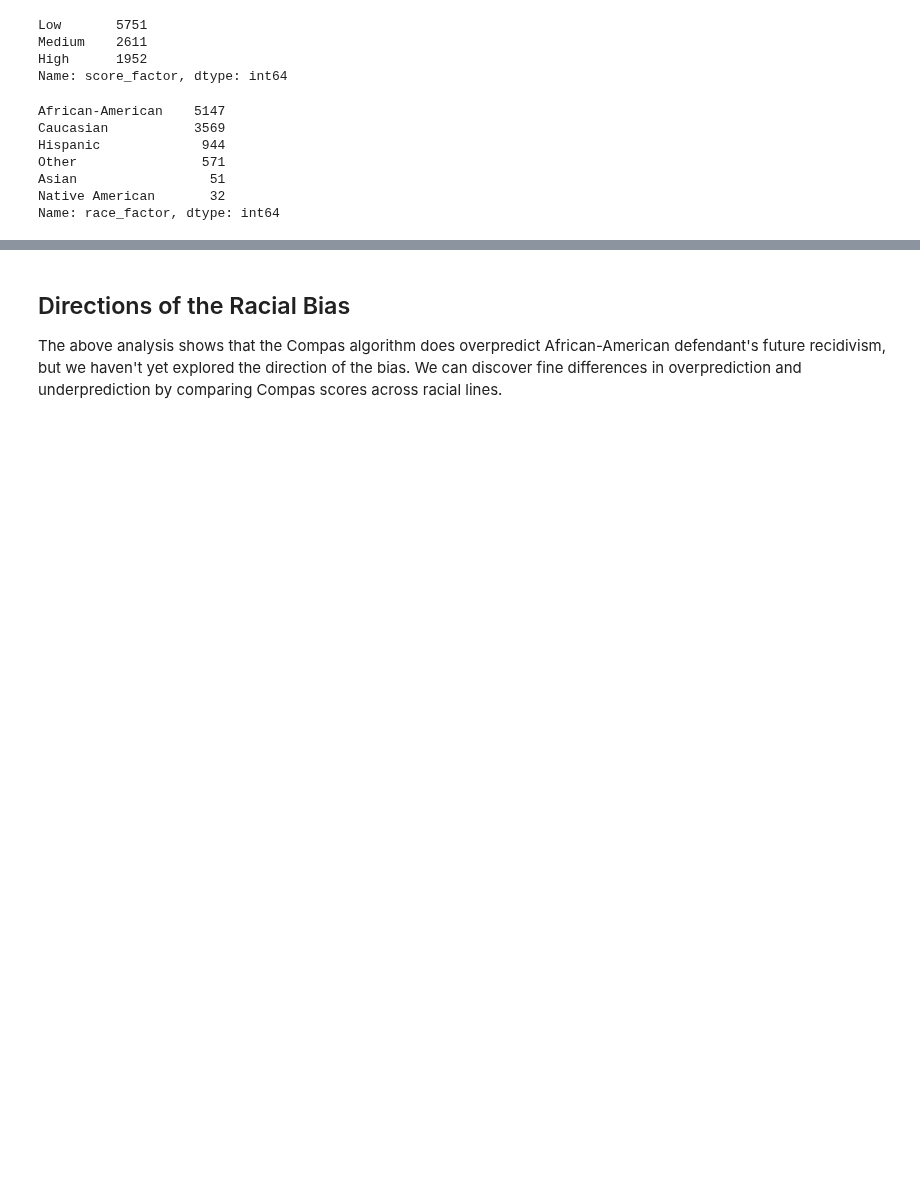
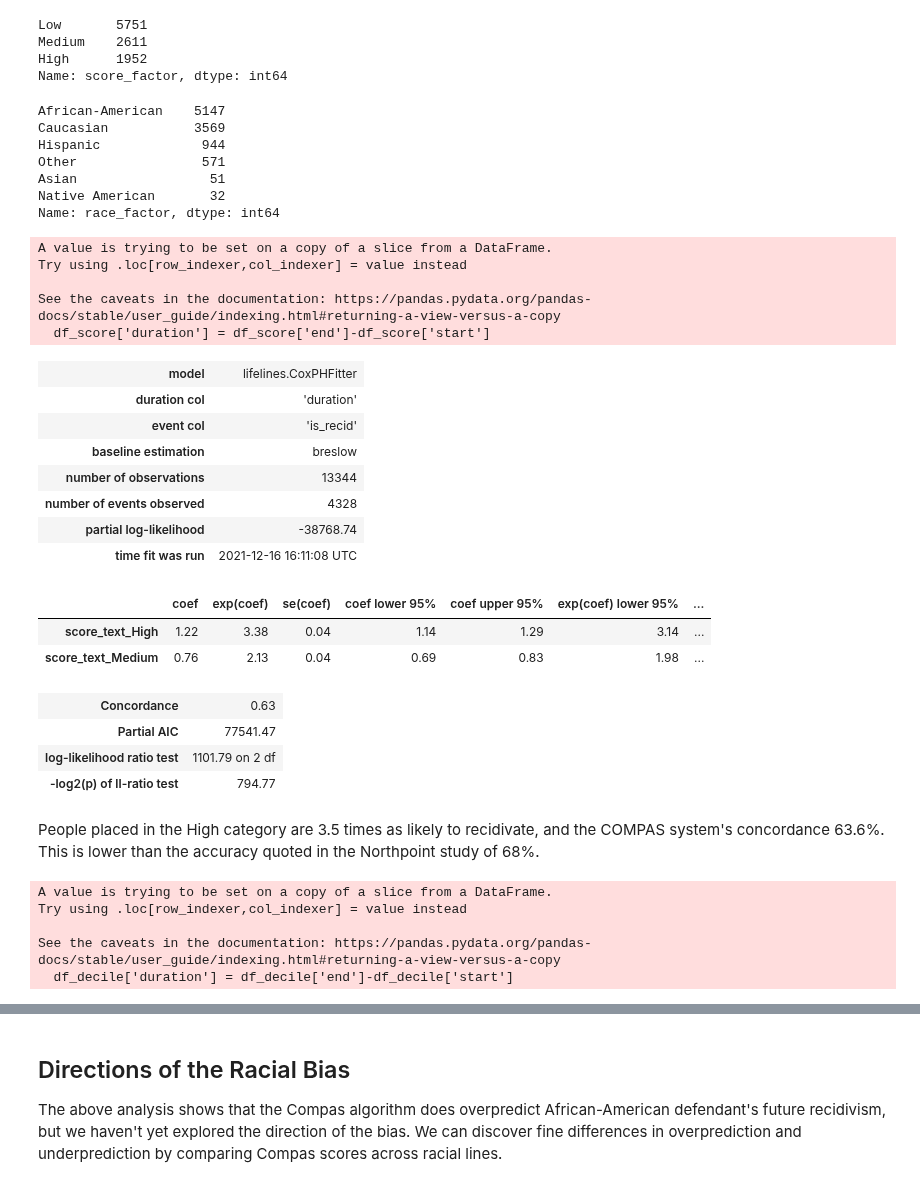
Before and after one commit to Heity94/Compas-recidivism-analysis, a Jupyter notebook: notebooks/Ngan/dev_Ngan.ipynb, the cells around one changed output, grey strips where cells are left out. Cells and saved outputs as stored; diff of their text form; code cells hidden in the pictures; blank space fills up the shorter version.

Commit message:
Cox model

```diff
--- a/notebooks/Ngan/dev_Ngan.ipynb
+++ b/notebooks/Ngan/dev_Ngan.ipynb
@@ -381,11 +383,13 @@ In order to test whether Compas scores do an accurate job of deciding whether an
 
 We used the counting model and removed people when they were incarcerated. Due to errors in the underlying jail data, we need to filter out 32 rows that have an end date more than the start date. Considering that there are 13,334 total rows in the data, such a small amount of errors will not affect the results.
 # %%
-# Load data and transform date columsn to "datetime"
+# Load data and transform date column to "datetime"
 raw_data = pd.read_csv("../../data-ProPublica/cox-parsed.csv")
 df_cp = raw_data.copy()
 
-df_cp = df_cp[(df_cp["end"]>df_cp["start"])].dropna(subset=['score_text']).drop_duplicates(["id"])
+df_cp = df_cp[(df_cp["end"]>df_cp["start"])].dropna(subset=['score_text'])
+df_cp_clean = df_cp.drop_duplicates(["id"])
 
-df_cp.shape
+df_cp_clean.shape
+print(df_cp_clean.columns)
 # %% [output]
@@ -393,4 +411,4 @@ df_cp.shape
 # %%
 #renaming columns
-df_cp = df_cp.rename(columns={"race": "race_factor", 'score_text': "score_factor"})
+df_cp_clean = df_cp_clean.rename(columns={"race": "race_factor", 'score_text': "score_factor"})
 # %%
@@ -410,3 +428,51 @@ Other                571
 Asian                 51
 Native American       32
 Name: race_factor, dtype: int64
+# %%
+df_score = df_cp[['is_recid','start','end','score_text']]
+df_score['duration'] = df_score['end']-df_score['start']
+df_score=pd.get_dummies(df_score)
+# %% [output]
+A value is trying to be set on a copy of a slice from a DataFrame.
+Try using .loc[row_indexer,col_indexer] = value instead
+
+See the caveats in the documentation: https://pandas.pydata.org/pandas-docs/stable/user_guide/indexing.html#returning-a-view-versus-a-copy
+  df_score['duration'] = df_score['end']-df_score['start']
+# %%
+from lifelines import CoxPHFitter
+from lifelines.datasets import load_rossi
+
+
+cph = CoxPHFitter()
+df_score = df_score[['is_recid','duration','score_text_High','score_text_Medium']]
+cph.fit(df_score, 'duration', 'is_recid')
+cph.print_summary()
+# %% [output]
+| model | lifelines.CoxPHFitter |
+| duration col | 'duration' |
+| event col | 'is_recid' |
+| baseline estimation | breslow |
+| number of observations | 13344 |
+| number of events observed | 4328 |
+| partial log-likelihood | -38768.74 |
+| time fit was run | 2021-12-16 16:11:08 UTC |
+|  | coef | exp(coef) | se(coef) | coef lower 95% | coef upper 95% | exp(coef) lower 95% | ... |
+| score_text_High | 1.22 | 3.38 | 0.04 | 1.14 | 1.29 | 3.14 | ... |
+| score_text_Medium | 0.76 | 2.13 | 0.04 | 0.69 | 0.83 | 1.98 | ... |
+| Concordance | 0.63 |
+| Partial AIC | 77541.47 |
+| log-likelihood ratio test | 1101.79 on 2 df |
+| -log2(p) of ll-ratio test | 794.77 |
+# %% [markdown]
+People placed in the High category are 3.5 times as likely to recidivate, and the COMPAS system's concordance 63.6%. This is lower than the accuracy quoted in the Northpoint study of 68%.
+# %%
+df_decile = df_cp[['is_recid','start','end','decile_score']]
+df_decile['duration'] = df_decile['end']-df_decile['start']
+#df_decile=pd.get_dummies(df_decile)
+#print(df_decile)
+# %% [output]
+A value is trying to be set on a copy of a slice from a DataFrame.
+Try using .loc[row_indexer,col_indexer] = value instead
+
+See the caveats in the documentation: https://pandas.pydata.org/pandas-docs/stable/user_guide/indexing.html#returning-a-view-versus-a-copy
+  df_decile['duration'] = df_decile['end']-df_decile['start']
```
Also changed, not shown: parts of 11 cells of this notebook.
